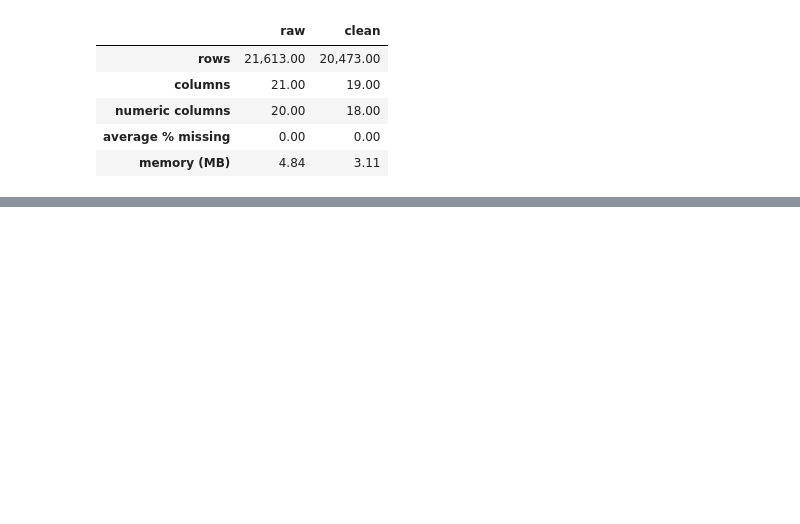
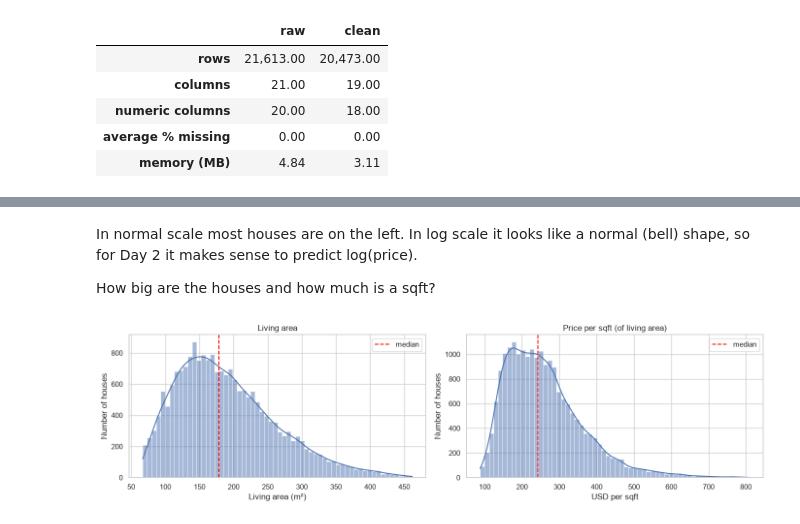
Before and after one commit to barsbabila/2-day1-assignment, a Jupyter notebook: notebook/Day1Group2.ipynb, the cells around one changed output, grey strips where cells are left out. Cells and saved outputs as stored; diff of their text form; code cells hidden in the pictures; blank space fills up the shorter version.

```diff
--- a/notebook/Day1Group2.ipynb
+++ b/notebook/Day1Group2.ipynb
@@ -366,0 +431,25 @@ Clean data saved to ../data/kc_houses_data_clean.csv (2.1 MB)
+# %% [markdown]
+In normal scale most houses are on the left. In log scale it looks like a normal (bell) shape, so for Day 2 it makes sense to predict log(price).
+
+How big are the houses and how much is a sqft?
+# %%
+fig, axes = plt.subplots(1, 2, figsize=(14, 4))
+
+sns.histplot(df_clean["living_area_m2"], bins=60, kde=True, ax=axes[0])
+axes[0].axvline(df_clean["living_area_m2"].median(), color="red", linestyle="--", label="median")
+axes[0].set_title("Living area")
+axes[0].set_xlabel("Living area (m²)")
+axes[0].set_ylabel("Number of houses")
+axes[0].legend()
+
+sns.histplot(df_clean["price_per_sqft"], bins=60, kde=True, ax=axes[1])
+axes[1].axvline(df_clean["price_per_sqft"].median(), color="red", linestyle="--", label="median")
+axes[1].set_title("Price per sqft (of living area)")
+axes[1].set_xlabel("USD per sqft")
+axes[1].set_ylabel("Number of houses")
+axes[1].legend()
+
+plt.tight_layout()
+plt.show()
+# %% [output]
+[figure, added]
```
Also changed, not shown: parts of 34 cells of this notebook.
